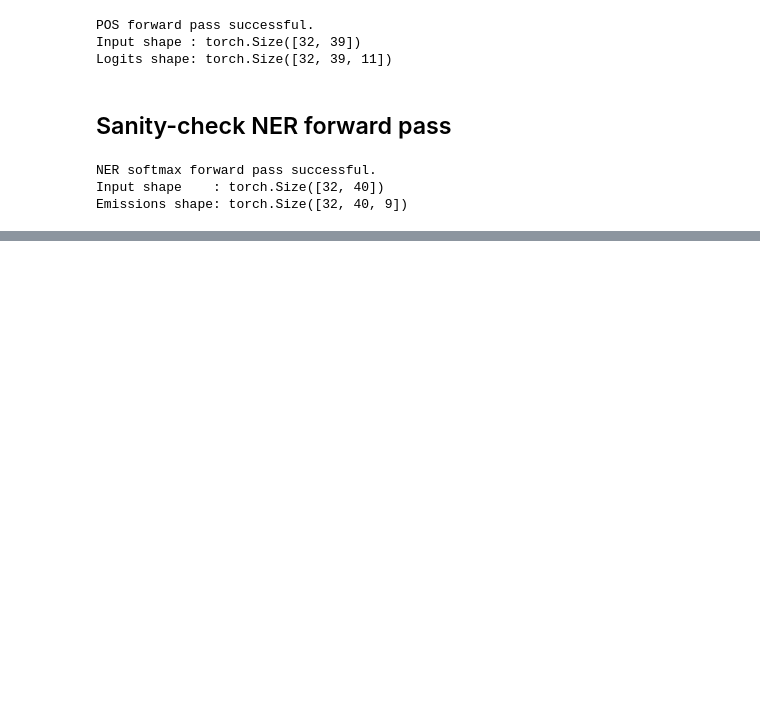
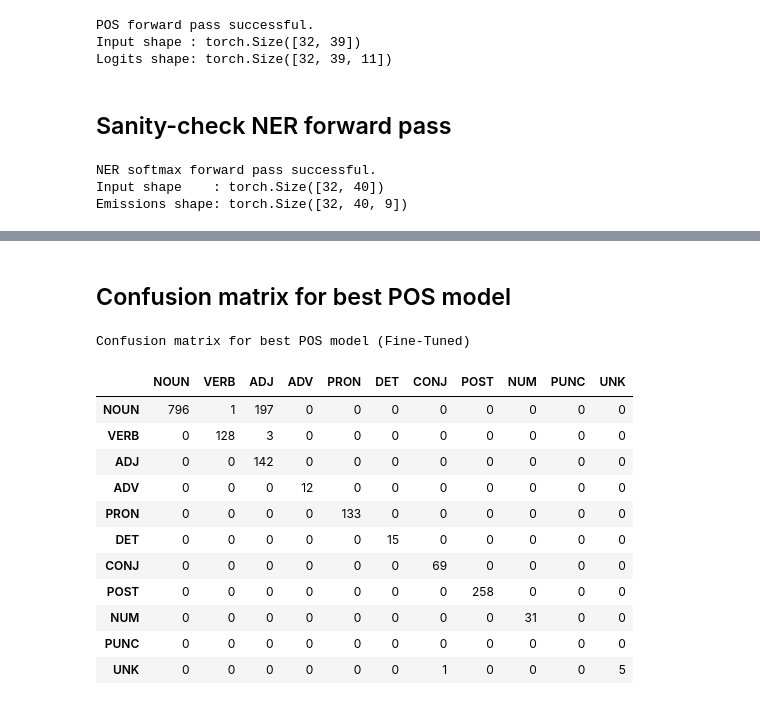
Before and after one commit to Sameer-Khan08/NLP-Assignment-2, a Jupyter notebook: Sequence Labeling POS Tagging & NER/Sequence Labeling.ipynb, the cells around one changed output, grey strips where cells are left out. Saved outputs shown, nothing was run; the diff lists cells and outputs as text; code cells hidden in the pictures; blank space fills up the shorter version.

```diff
--- a/Sequence Labeling POS Tagging & NER/Sequence Labeling.ipynb
+++ b/Sequence Labeling POS Tagging & NER/Sequence Labeling.ipynb
@@ -496,0 +628,10 @@ Emissions shape: torch.Size([32, 40, 9])
+# %%
+pos_test_frozen = evaluate_sequence_tagger(
+    model=pos_frozen_result["model"],
+    dataloader=pos_test_loader,
+    device=DEVICE,
+    idx2label=idx2pos
+)
+
+print("Frozen POS Test Accuracy :", pos_test_frozen["accuracy"])
+print("Frozen POS Test Macro-F1 :", pos_test_frozen["macro_f1"])
@@ -496,0 +679,30 @@ Emissions shape: torch.Size([32, 40, 9])
+# %% [markdown]
+## Confusion matrix for best POS model
+# %%
+best_pos_test = pos_test_tuned if pos_test_tuned["macro_f1"] >= pos_test_frozen["macro_f1"] else pos_test_frozen
+best_pos_model = pos_tuned_result["model"] if pos_test_tuned["macro_f1"] >= pos_test_frozen["macro_f1"] else pos_frozen_result["model"]
+best_mode = "Fine-Tuned" if pos_test_tuned["macro_f1"] >= pos_test_frozen["macro_f1"] else "Frozen"
+
+cm, labels = get_confusion_matrix(
+    best_pos_test["gold_ids"],
+    best_pos_test["pred_ids"],
+    idx2pos
+)
+
+cm_df = pd.DataFrame(cm, index=labels, columns=labels)
+print(f"Confusion matrix for best POS model ({best_mode})")
+display(cm_df)
+# %% [output]
+Confusion matrix for best POS model (Fine-Tuned)
+|  | NOUN | VERB | ADJ | ADV | PRON | DET | CONJ | POST | NUM | PUNC | UNK |
+| NOUN | 796 | 1 | 197 | 0 | 0 | 0 | 0 | 0 | 0 | 0 | 0 |
+| VERB | 0 | 128 | 3 | 0 | 0 | 0 | 0 | 0 | 0 | 0 | 0 |
+| ADJ | 0 | 0 | 142 | 0 | 0 | 0 | 0 | 0 | 0 | 0 | 0 |
+| ADV | 0 | 0 | 0 | 12 | 0 | 0 | 0 | 0 | 0 | 0 | 0 |
+| PRON | 0 | 0 | 0 | 0 | 133 | 0 | 0 | 0 | 0 | 0 | 0 |
+| DET | 0 | 0 | 0 | 0 | 0 | 15 | 0 | 0 | 0 | 0 | 0 |
+| CONJ | 0 | 0 | 0 | 0 | 0 | 0 | 69 | 0 | 0 | 0 | 0 |
+| POST | 0 | 0 | 0 | 0 | 0 | 0 | 0 | 258 | 0 | 0 | 0 |
+| NUM | 0 | 0 | 0 | 0 | 0 | 0 | 0 | 0 | 31 | 0 | 0 |
+| PUNC | 0 | 0 | 0 | 0 | 0 | 0 | 0 | 0 | 0 | 0 | 0 |
+| UNK | 0 | 0 | 0 | 0 | 0 | 0 | 1 | 0 | 0 | 0 | 5 |
```
Also changed, not shown: parts of 23 cells of this notebook, 1 other file.
